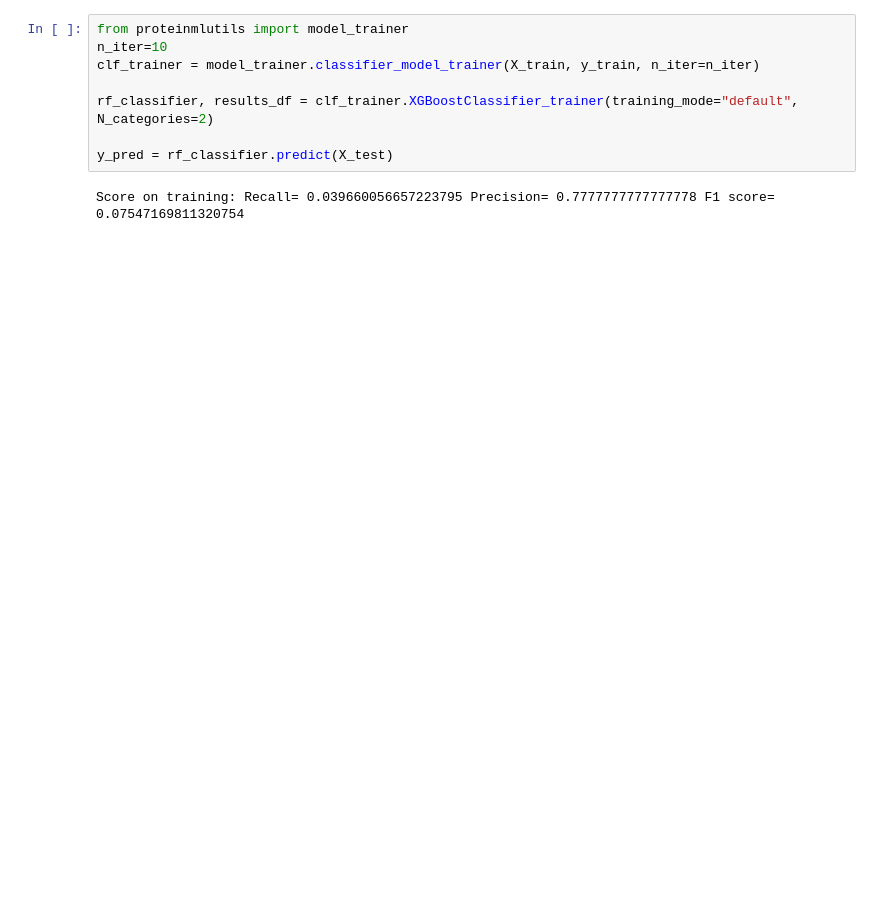
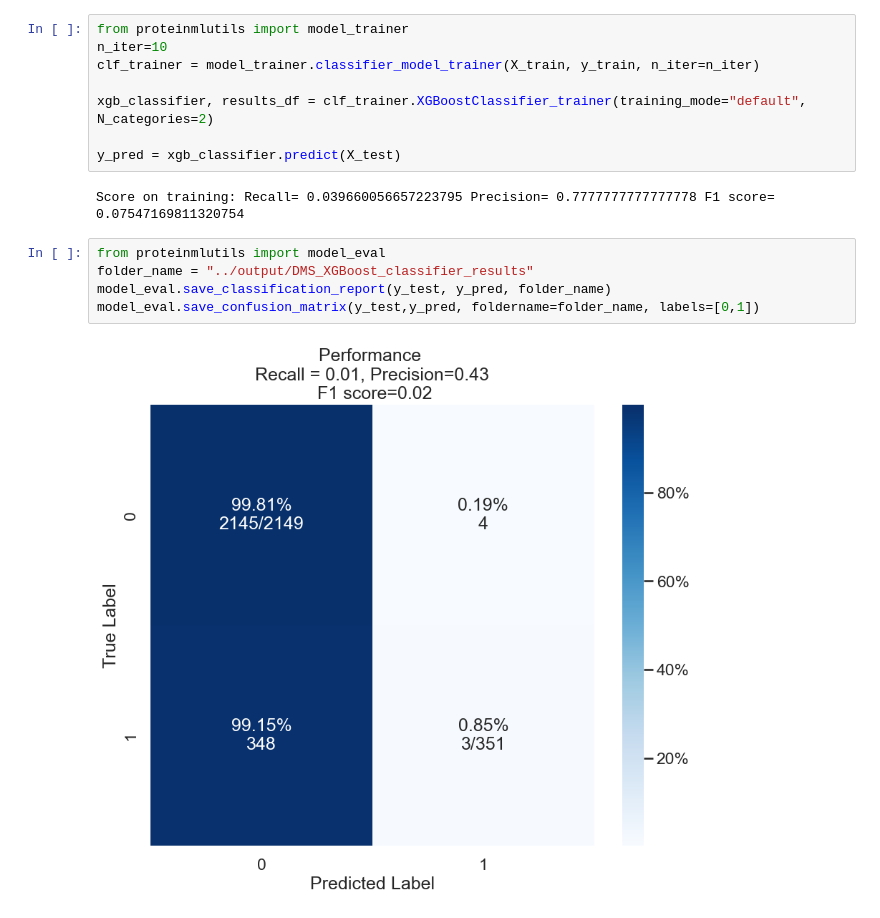
Before and after one commit to mohitpandey92/protein-mlutils, a Jupyter notebook: notebook/2_classical_ML_model_training_2025_07_13.ipynb, the cells around one changed output. Drawn from its saved outputs; the diff is of its cells as text; blank space fills up the shorter version.

```diff
--- a/notebook/2_classical_ML_model_training_2025_07_13.ipynb
+++ b/notebook/2_classical_ML_model_training_2025_07_13.ipynb
@@ -89,11 +104,18 @@ from proteinmlutils import model_trainer
 n_iter=10
 clf_trainer = model_trainer.classifier_model_trainer(X_train, y_train, n_iter=n_iter)
 
-rf_classifier, results_df = clf_trainer.XGBoostClassifier_trainer(training_mode="default", N_categories=2)
+xgb_classifier, results_df = clf_trainer.XGBoostClassifier_trainer(training_mode="default", N_categories=2)
 
-y_pred = rf_classifier.predict(X_test)
+y_pred = xgb_classifier.predict(X_test)
 # %% [output]
 Score on training: Recall= 0.039660056657223795 Precision= 0.7777777777777778 F1 score= 0.07547169811320754
+# %%
+from proteinmlutils import model_eval
+folder_name = "../output/DMS_XGBoost_classifier_results"
+model_eval.save_classification_report(y_test, y_pred, folder_name)
+model_eval.save_confusion_matrix(y_test,y_pred, foldername=folder_name, labels=[0,1])
+# %% [output]
+[figure, added]
 # %%
 from scipy import stats
 n_iter=50
```
Also changed, not shown: parts of 3 cells of this notebook, 1 other file.
